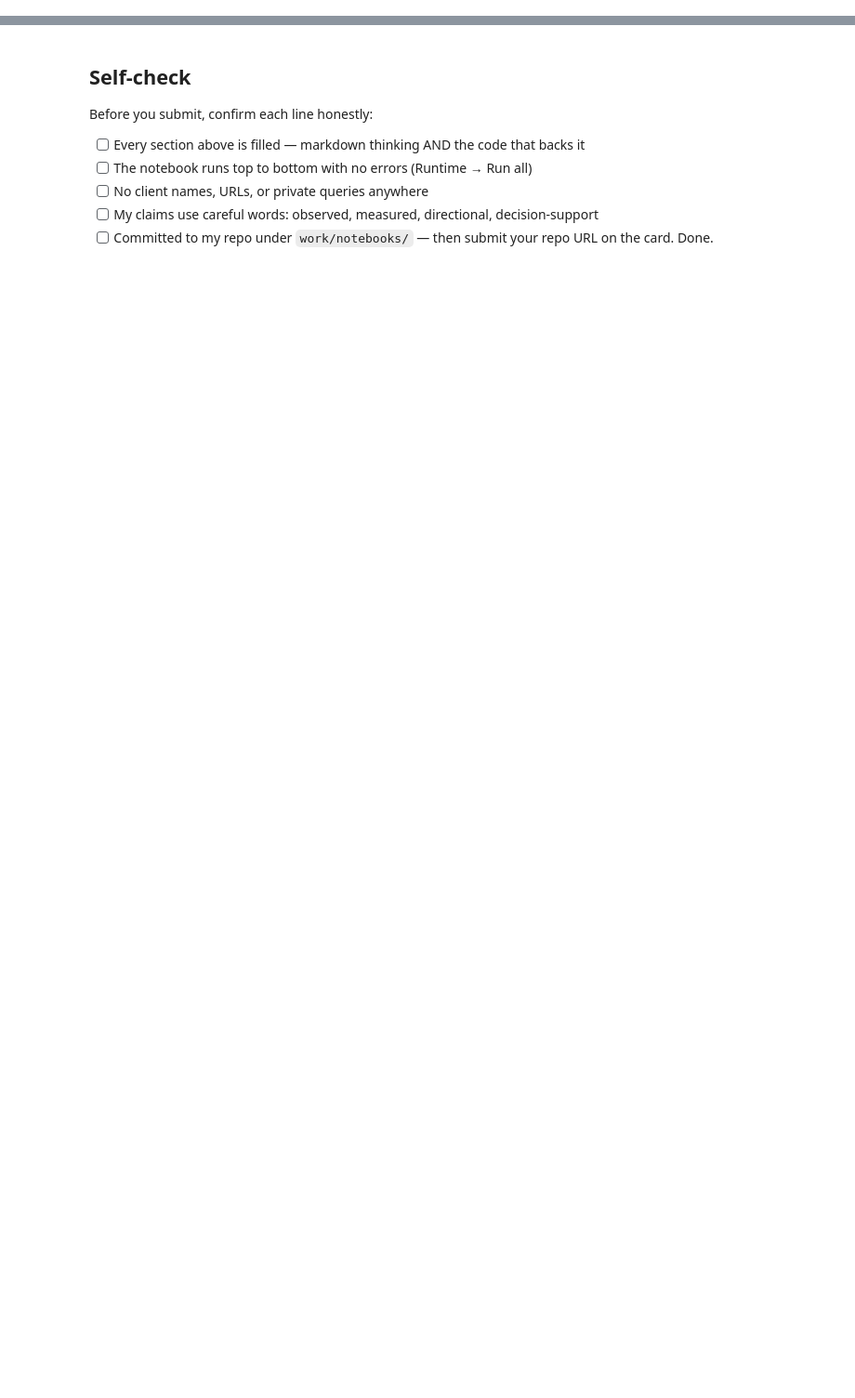
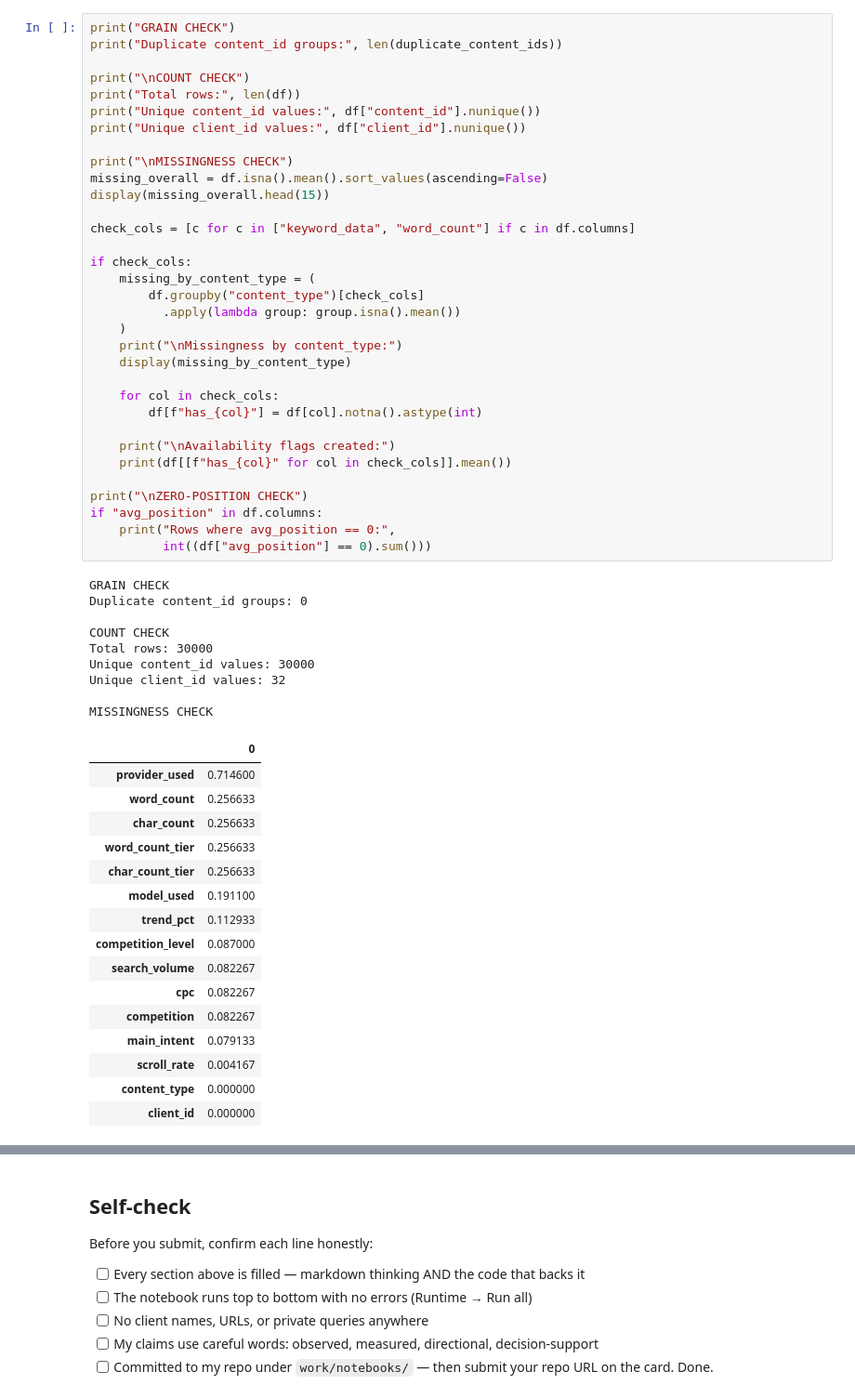
Before and after one commit to dharshinianand19/FlyRank-Starters, a Jupyter notebook: work/notebooks/w03_data_contract.ipynb, the cells around one changed output, grey strips where cells are left out. Shown at 93% size. Saved outputs shown, nothing was run; the diff lists cells and outputs as text; blank space fills up the shorter version.

```diff
--- a/work/notebooks/w03_data_contract.ipynb
+++ b/work/notebooks/w03_data_contract.ipynb
@@ -36,0 +108,59 @@ This skeleton is yours to fill. Work the sections **in order** — each one has
+# %%
+print("GRAIN CHECK")
+print("Duplicate content_id groups:", len(duplicate_content_ids))
+
+print("\nCOUNT CHECK")
+print("Total rows:", len(df))
+print("Unique content_id values:", df["content_id"].nunique())
+print("Unique client_id values:", df["client_id"].nunique())
+
+print("\nMISSINGNESS CHECK")
+missing_overall = df.isna().mean().sort_values(ascending=False)
+display(missing_overall.head(15))
+
+check_cols = [c for c in ["keyword_data", "word_count"] if c in df.columns]
+
+if check_cols:
+    missing_by_content_type = (
+        df.groupby("content_type")[check_cols]
+          .apply(lambda group: group.isna().mean())
+    )
+    print("\nMissingness by content_type:")
+    display(missing_by_content_type)
+
+    for col in check_cols:
+        df[f"has_{col}"] = df[col].notna().astype(int)
+
+    print("\nAvailability flags created:")
+    print(df[[f"has_{col}" for col in check_cols]].mean())
+
+print("\nZERO-POSITION CHECK")
+if "avg_position" in df.columns:
+    print("Rows where avg_position == 0:",
+          int((df["avg_position"] == 0).sum()))
+# %% [output]
+GRAIN CHECK
+Duplicate content_id groups: 0
+
+COUNT CHECK
+Total rows: 30000
+Unique content_id values: 30000
+Unique client_id values: 32
+
+MISSINGNESS CHECK
+|  | 0 |
+| provider_used | 0.714600 |
+| word_count | 0.256633 |
+| char_count | 0.256633 |
+| word_count_tier | 0.256633 |
+| char_count_tier | 0.256633 |
+| model_used | 0.191100 |
+| trend_pct | 0.112933 |
+| competition_level | 0.087000 |
+| search_volume | 0.082267 |
+| cpc | 0.082267 |
+| competition | 0.082267 |
+| main_intent | 0.079133 |
+| scroll_rate | 0.004167 |
+| content_type | 0.000000 |
+| client_id | 0.000000 |
```
Also changed, not shown: parts of 16 cells of this notebook.
